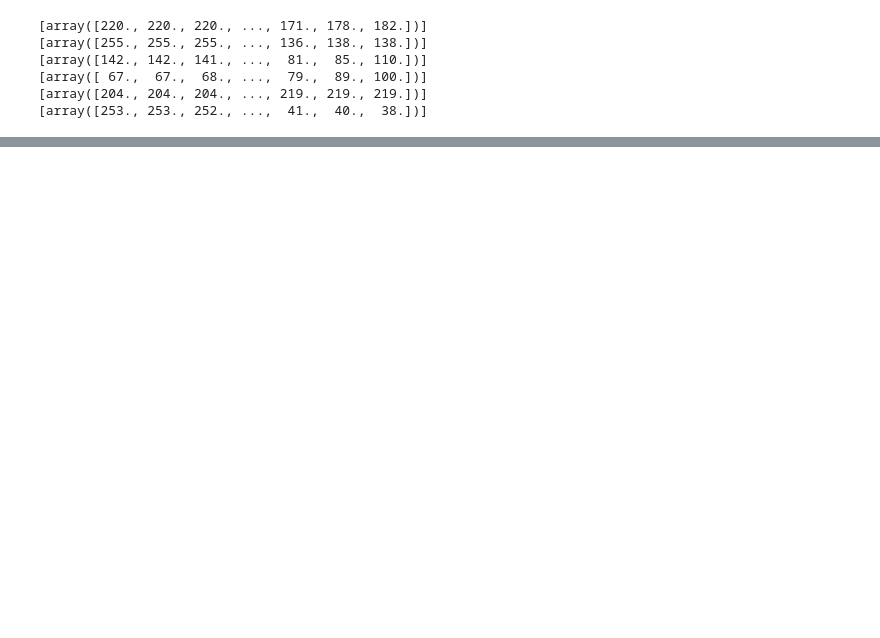
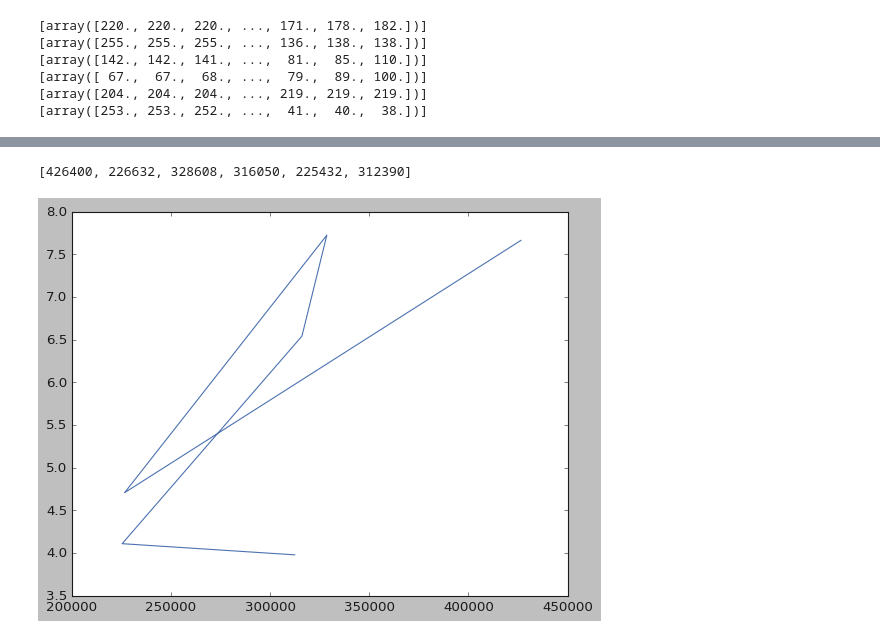
Before and after one commit to vinissmaciel/6-semestre, a Jupyter notebook: credito2.ipynb, the cells around one changed output, grey strips where cells are left out. Saved outputs shown, nothing was run; the diff lists cells and outputs as text; code cells hidden in the pictures; blank space fills up the shorter version.

```diff
--- a/credito2.ipynb
+++ b/credito2.ipynb
@@ -342 +370,11 @@ Cluster 3 limites 201.0 : 255.0
 ... (24 outputs left out)
+# %%
+#print(np.matrix(lista_full))
+print([image[0].n for image in lista_full])
+# %% [output]
+[426400, 226632, 328608, 316050, 225432, 312390]
+# %%
+plt.plot([image[0].n for image in lista_full], [image[0].t for image in lista_full])
+plt.show()
+# %% [output]
+[figure, added]
```
Also changed, not shown: parts of 4 cells of this notebook.
